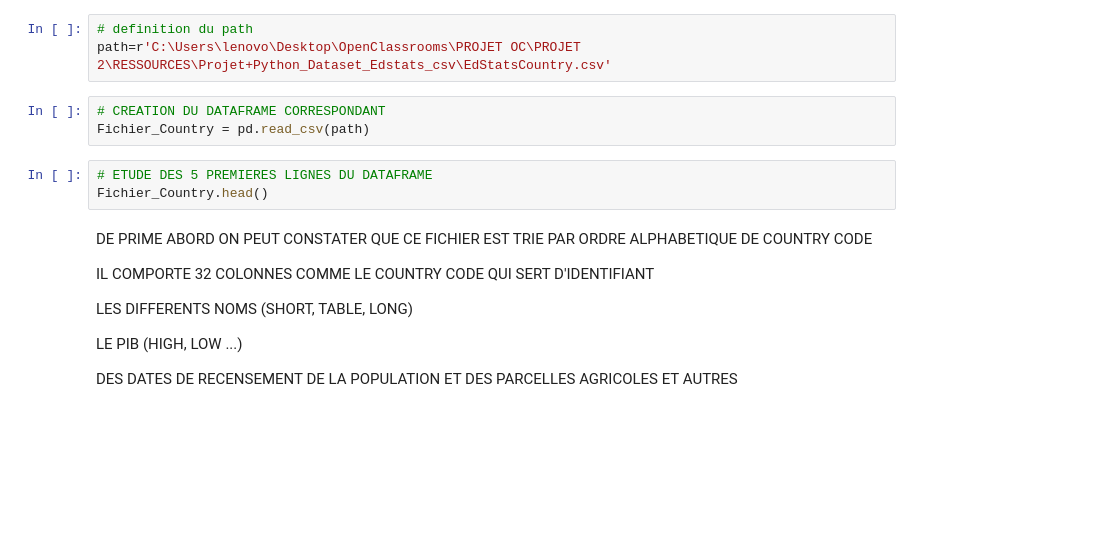
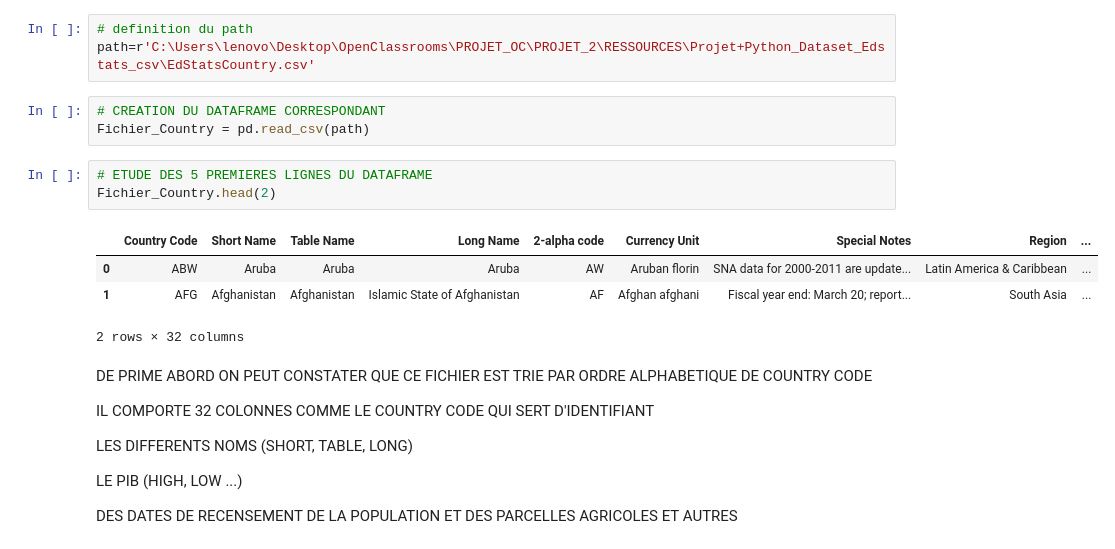
Before and after one commit to EP-portfolio/PROJET_2, a Jupyter notebook: JUPYTER.ipynb, the cells around one changed output. Cells and saved outputs as stored; diff of their text form; blank space fills up the shorter version.

```diff
--- a/JUPYTER.ipynb
+++ b/JUPYTER.ipynb
@@ -13,13 +13,18 @@ import seaborn as sns # pour une plus grande facilité à réaliser des graphiqu
 # ***<u>ETUDE DU PREMIER FICHIER : EdStatsCountry</u>***
 # %%
 # definition du path
-path=r'C:\Users\lenovo\Desktop\OpenClassrooms\PROJET OC\PROJET 2\RESSOURCES\Projet+Python_Dataset_Edstats_csv\EdStatsCountry.csv'
+path=r'C:\Users\lenovo\Desktop\OpenClassrooms\PROJET_OC\PROJET_2\RESSOURCES\Projet+Python_Dataset_Edstats_csv\EdStatsCountry.csv'
 # %%
 # CREATION DU DATAFRAME CORRESPONDANT
 Fichier_Country = pd.read_csv(path)
 # %%
 # ETUDE DES 5 PREMIERES LIGNES DU DATAFRAME
-Fichier_Country.head()
+Fichier_Country.head(2)
+# %% [output]
+|  | Country Code | Short Name | Table Name | Long Name | 2-alpha code | Currency Unit | Special Notes | Region | ... |
+| 0 | ABW | Aruba | Aruba | Aruba | AW | Aruban florin | SNA data for 2000-2011 are update... | Latin America & Caribbean | ... |
+| 1 | AFG | Afghanistan | Afghanistan | Islamic State of Afghanistan | AF | Afghan afghani | Fiscal year end: March 20; report... | South Asia | ... |
+2 rows × 32 columns
 # %% [markdown]
 DE PRIME ABORD ON PEUT CONSTATER QUE CE FICHIER EST TRIE PAR ORDRE ALPHABETIQUE DE COUNTRY CODE
 
```
Also changed, not shown: parts of 25 cells of this notebook.
